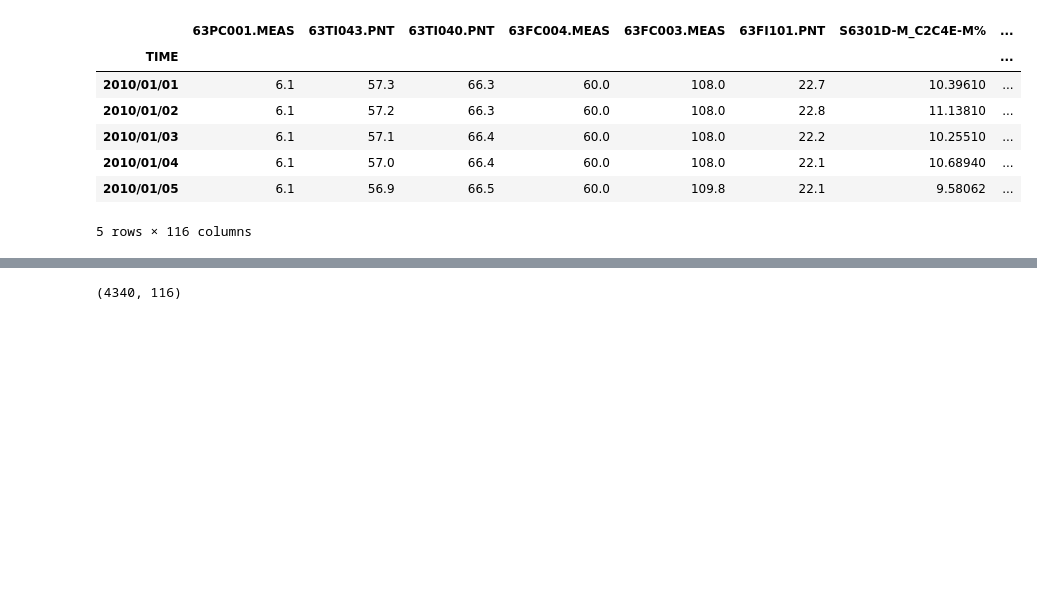
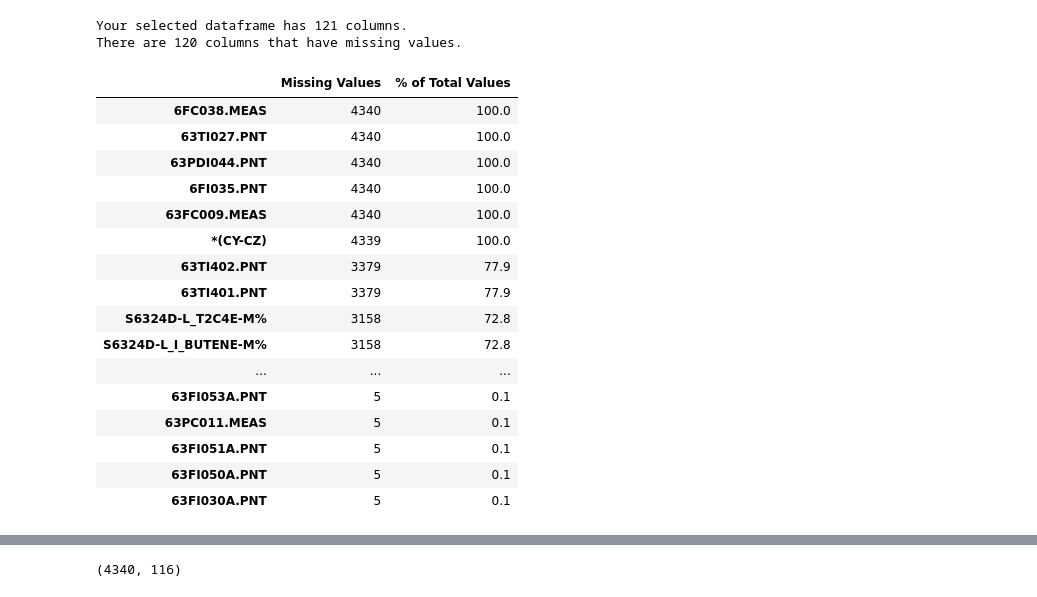
Before and after one commit to skywalker0803r/ALK-, a Jupyter notebook: surrogate model optimize.ipynb, the cells around one changed output, grey strips where cells are left out. Drawn from its saved outputs; the diff is of its cells as text; code cells hidden in the pictures; blank space fills up the shorter version.

```diff
--- a/surrogate model optimize.ipynb
+++ b/surrogate model optimize.ipynb
@@ -1,19 +1,30 @@
 # %%
 import pandas as pd
 import matplotlib.pyplot as plt
-
+import requests
+url = 'https://gist.githubusercontent.com/skywalker0803r/c92f4651ccbd0640c2a8c97c017092d9/raw/adedbf1159e92402f32b8d961f6db70a1b0c95ad/DataPreprocessingArmory.py'
+exec(requests.get(url).text)
 df = pd.read_excel('操作條件.xls',sheet_name='資料擷取',index_col=0,skiprows=2)
 for i in df.columns:
   df[i] = pd.to_numeric(df[i],errors='coerce')
-df = df.dropna(axis=0,how='all').dropna(axis=1,how='all')
-df = df.fillna(method='ffill').fillna(method='bfill')
-df.head()
+missing_values_table(df)
 # %% [output]
+Your selected dataframe has 121 columns.
+There are 120 columns that have missing values.
-|  | 63PC001.MEAS | 63TI043.PNT | 63TI040.PNT | 63FC004.MEAS | 63FC003.MEAS | 63FI101.PNT | S6301D-M_C2C4E-M% | ... |
-| TIME |  |  |  |  |  |  |  | ... |
-| 2010/01/01 | 6.1 | 57.3 | 66.3 | 60.0 | 108.0 | 22.7 | 10.39610 | ... |
-| 2010/01/02 | 6.1 | 57.2 | 66.3 | 60.0 | 108.0 | 22.8 | 11.13810 | ... |
-| 2010/01/03 | 6.1 | 57.1 | 66.4 | 60.0 | 108.0 | 22.2 | 10.25510 | ... |
-| 2010/01/04 | 6.1 | 57.0 | 66.4 | 60.0 | 108.0 | 22.1 | 10.68940 | ... |
-| 2010/01/05 | 6.1 | 56.9 | 66.5 | 60.0 | 109.8 | 22.1 | 9.58062 | ... |
+|  | Missing Values | % of Total Values |
+| 6FC038.MEAS | 4340 | 100.0 |
+| 63TI027.PNT | 4340 | 100.0 |
+| 63PDI044.PNT | 4340 | 100.0 |
+| 6FI035.PNT | 4340 | 100.0 |
+| 63FC009.MEAS | 4340 | 100.0 |
+| *(CY-CZ) | 4339 | 100.0 |
+| 63TI402.PNT | 3379 | 77.9 |
+| 63TI401.PNT | 3379 | 77.9 |
+| S6324D-L_T2C4E-M% | 3158 | 72.8 |
+| S6324D-L_I_BUTENE-M% | 3158 | 72.8 |
+| ... | ... | ... |
+| 63FI053A.PNT | 5 | 0.1 |
+| 63PC011.MEAS | 5 | 0.1 |
+| 63FI051A.PNT | 5 | 0.1 |
+| 63FI050A.PNT | 5 | 0.1 |
+| 63FI030A.PNT | 5 | 0.1 |
-5 rows × 116 columns
```
Also changed, not shown: parts of 14 cells of this notebook.
